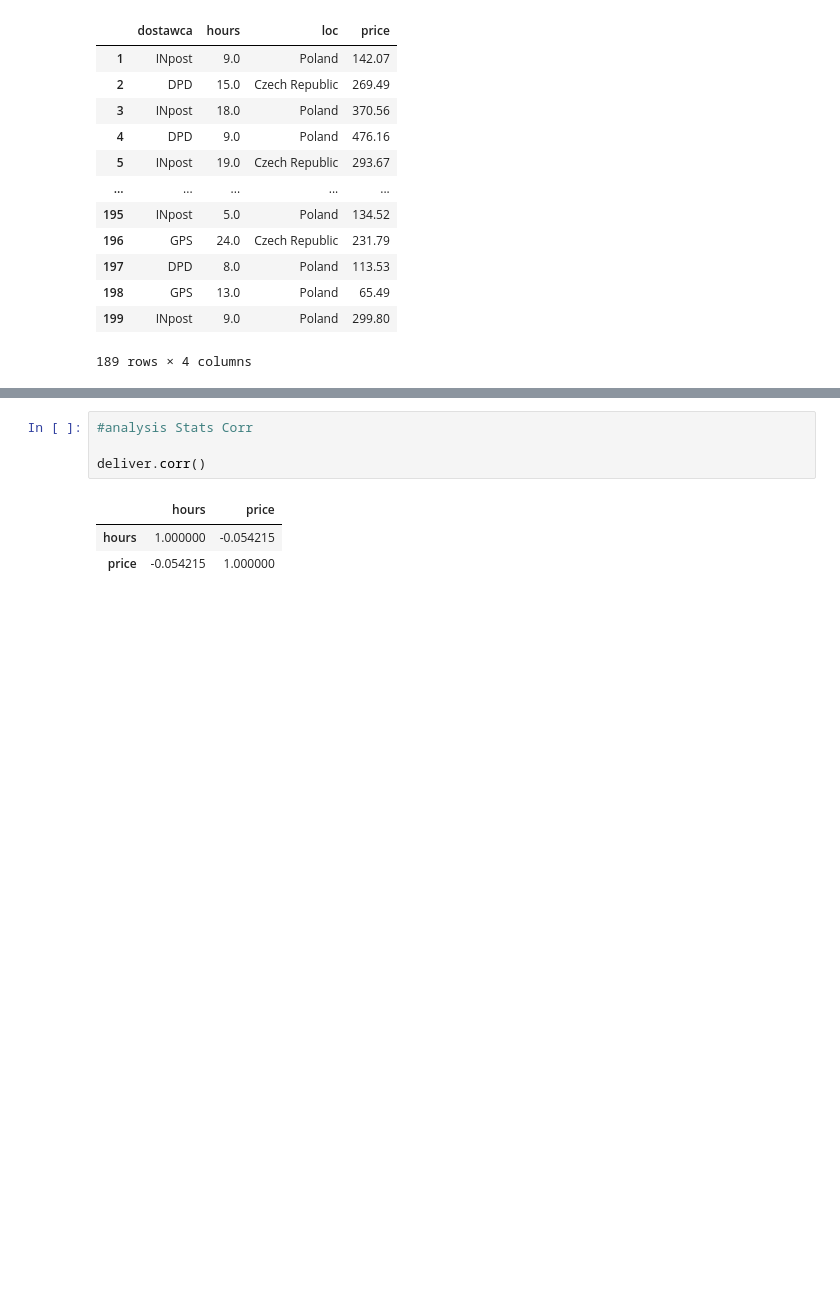
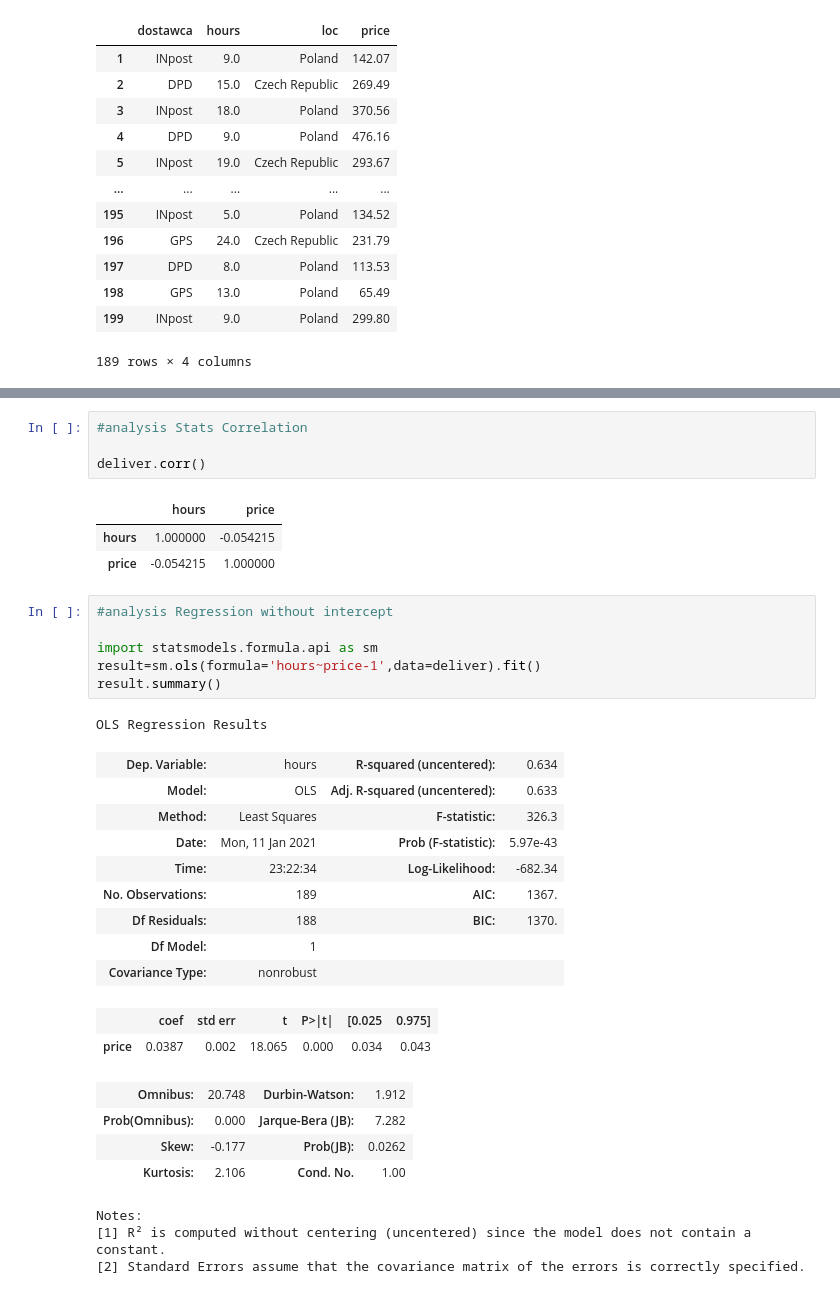
Before and after one commit to quNadi/customer_analiza, a Jupyter notebook: deliver.ipynb, the cells around one changed output, grey strips where cells are left out. Cells and saved outputs as stored; diff of their text form; blank space fills up the shorter version.

```diff
--- a/deliver.ipynb
+++ b/deliver.ipynb
@@ -84,8 +101,34 @@ grouped.describe()
 # %%
-#analysis Stats Corr
+#analysis Stats Correlation
 
 deliver.corr()
 # %% [output]
 |  | hours | price |
 | hours | 1.000000 | -0.054215 |
 | price | -0.054215 | 1.000000 |
+# %%
+#analysis Regression without intercept
+
+import statsmodels.formula.api as sm
+result=sm.ols(formula='hours~price-1',data=deliver).fit()
+result.summary()
+# %% [output]
+OLS Regression Results
+| Dep. Variable: | hours | R-squared (uncentered): | 0.634 |
+| Model: | OLS | Adj. R-squared (uncentered): | 0.633 |
+| Method: | Least Squares | F-statistic: | 326.3 |
+| Date: | Mon, 11 Jan 2021 | Prob (F-statistic): | 5.97e-43 |
+| Time: | 23:22:34 | Log-Likelihood: | -682.34 |
+| No. Observations: | 189 | AIC: | 1367. |
+| Df Residuals: | 188 | BIC: | 1370. |
+| Df Model: | 1 |  |  |
+| Covariance Type: | nonrobust |  |  |
+|  | coef | std err | t | P>|t| | [0.025 | 0.975] |
+| price | 0.0387 | 0.002 | 18.065 | 0.000 | 0.034 | 0.043 |
+| Omnibus: | 20.748 | Durbin-Watson: | 1.912 |
+| Prob(Omnibus): | 0.000 | Jarque-Bera (JB): | 7.282 |
+| Skew: | -0.177 | Prob(JB): | 0.0262 |
+| Kurtosis: | 2.106 | Cond. No. | 1.00 |
+Notes:
+[1] R² is computed without centering (uncentered) since the model does not contain a constant.
+[2] Standard Errors assume that the covariance matrix of the errors is correctly specified.
```
Also changed, not shown: parts of 3 cells of this notebook.
